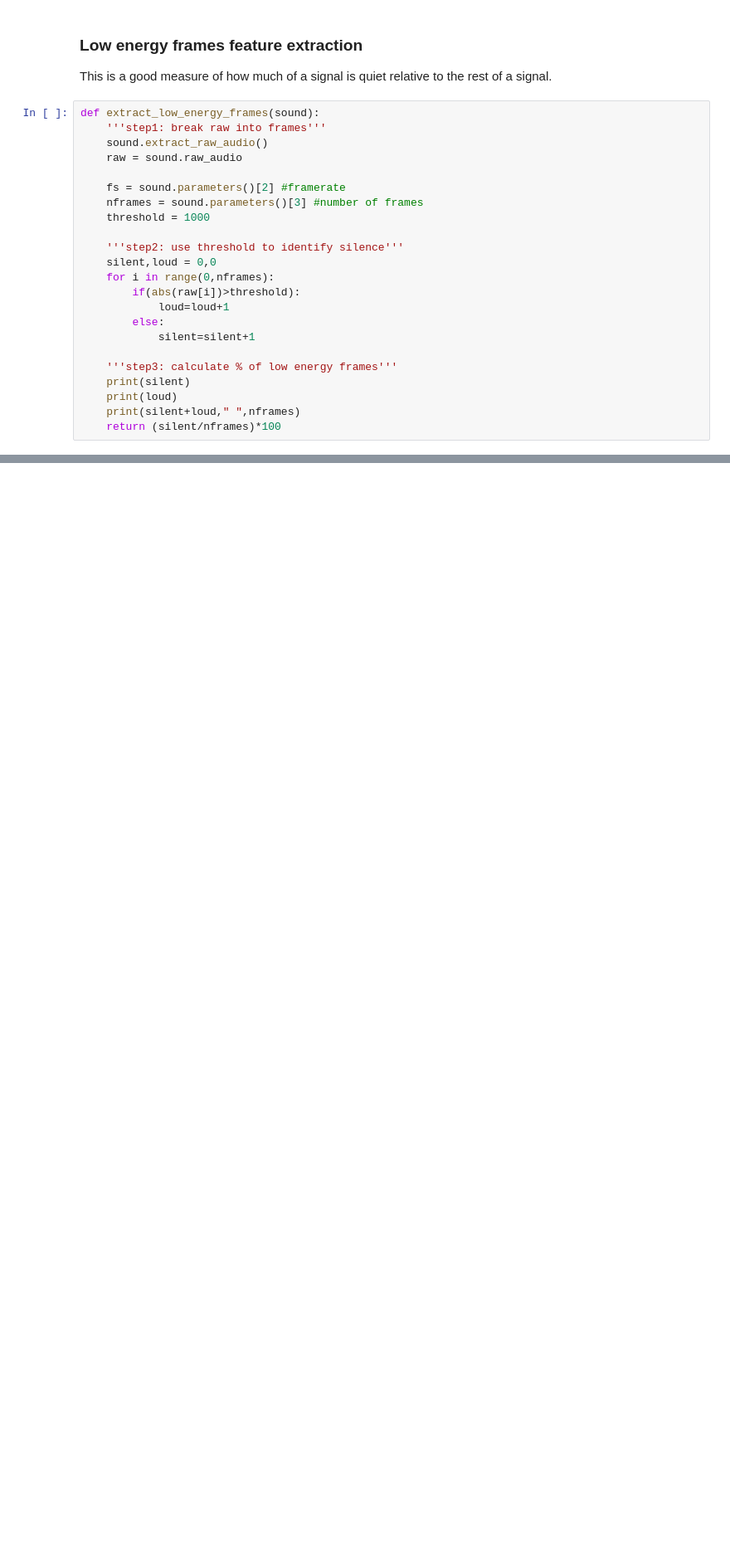
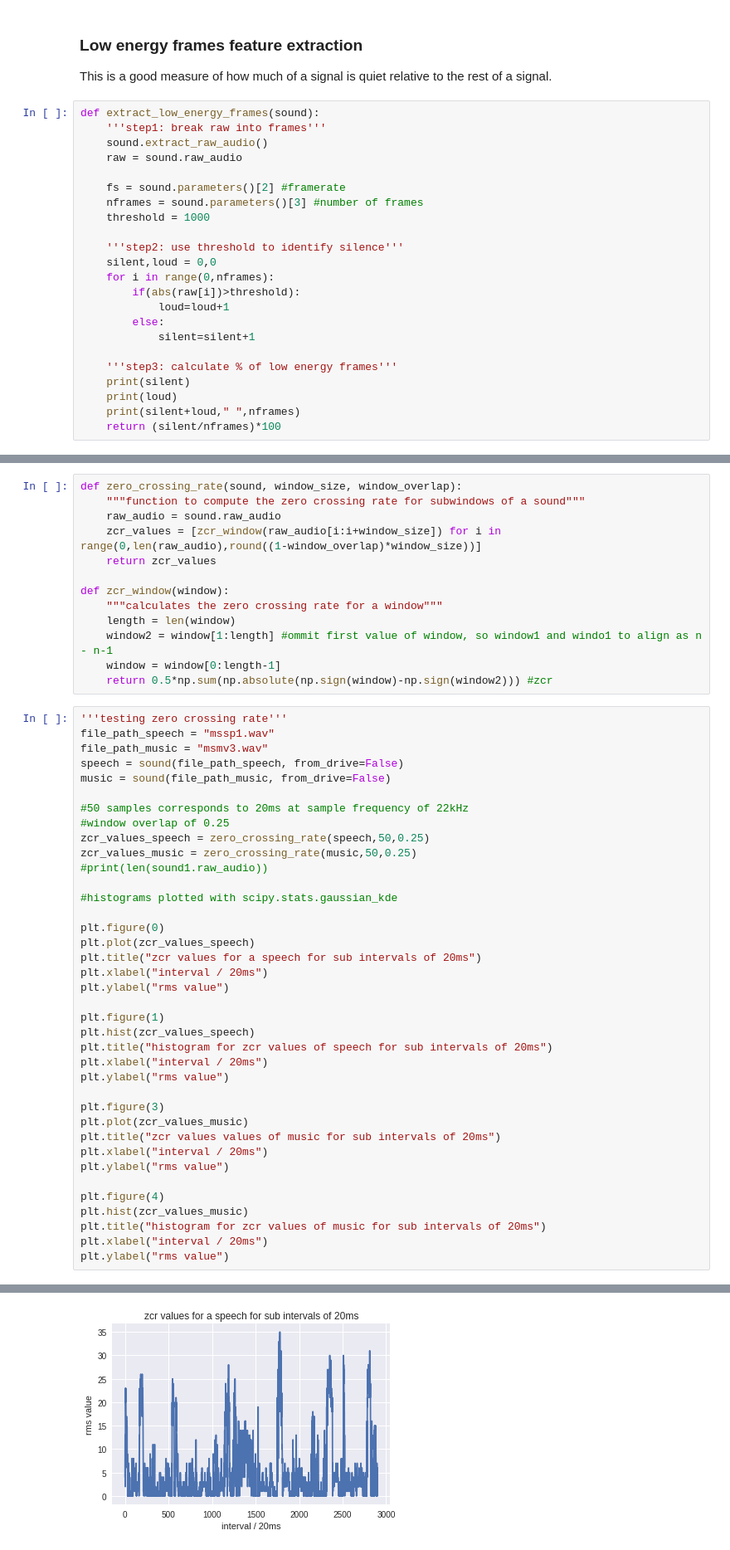
Before and after one commit to Claude47/speech_music_discrimination, a Jupyter notebook: feature_extraction.ipynb, the cells around one changed output, grey strips where cells are left out. Shown at 83% size. Cells and saved outputs as stored; diff of their text form; blank space fills up the shorter version.

```diff
--- a/feature_extraction.ipynb
+++ b/feature_extraction.ipynb
@@ -191,0 +401,52 @@ print(percent2)
+# %%
+def zero_crossing_rate(sound, window_size, window_overlap):
+    """function to compute the zero crossing rate for subwindows of a sound"""
+    raw_audio = sound.raw_audio
+    zcr_values = [zcr_window(raw_audio[i:i+window_size]) for i in range(0,len(raw_audio),round((1-window_overlap)*window_size))]
+    return zcr_values
+
+def zcr_window(window):
+    """calculates the zero crossing rate for a window"""
+    length = len(window)
+    window2 = window[1:length] #ommit first value of window, so window1 and windo1 to align as n - n-1
+    window = window[0:length-1]
+    return 0.5*np.sum(np.absolute(np.sign(window)-np.sign(window2))) #zcr
+# %%
+'''testing zero crossing rate'''
+file_path_speech = "mssp1.wav"
+file_path_music = "msmv3.wav"
+speech = sound(file_path_speech, from_drive=False)
+music = sound(file_path_music, from_drive=False)
+
+#50 samples corresponds to 20ms at sample frequency of 22kHz
+#window overlap of 0.25
+zcr_values_speech = zero_crossing_rate(speech,50,0.25)
+zcr_values_music = zero_crossing_rate(music,50,0.25)
+#print(len(sound1.raw_audio))
+
+#histograms plotted with scipy.stats.gaussian_kde
+
+plt.figure(0)
+plt.plot(zcr_values_speech)
+plt.title("zcr values for a speech for sub intervals of 20ms")
+plt.xlabel("interval / 20ms")
+plt.ylabel("rms value")
+
+plt.figure(1)
+plt.hist(zcr_values_speech)
+plt.title("histogram for zcr values of speech for sub intervals of 20ms")
+plt.xlabel("interval / 20ms")
+plt.ylabel("rms value")
+
+plt.figure(3)
+plt.plot(zcr_values_music)
+plt.title("zcr values values of music for sub intervals of 20ms")
+plt.xlabel("interval / 20ms")
+plt.ylabel("rms value")
+
+plt.figure(4)
+plt.hist(zcr_values_music)
+plt.title("histogram for zcr values of music for sub intervals of 20ms")
+plt.xlabel("interval / 20ms")
+plt.ylabel("rms value")
+# %% [output]
@@ -191,0 +454 @@ print(percent2)
+[figure, added]
```
Also changed, not shown: parts of 38 cells of this notebook.
